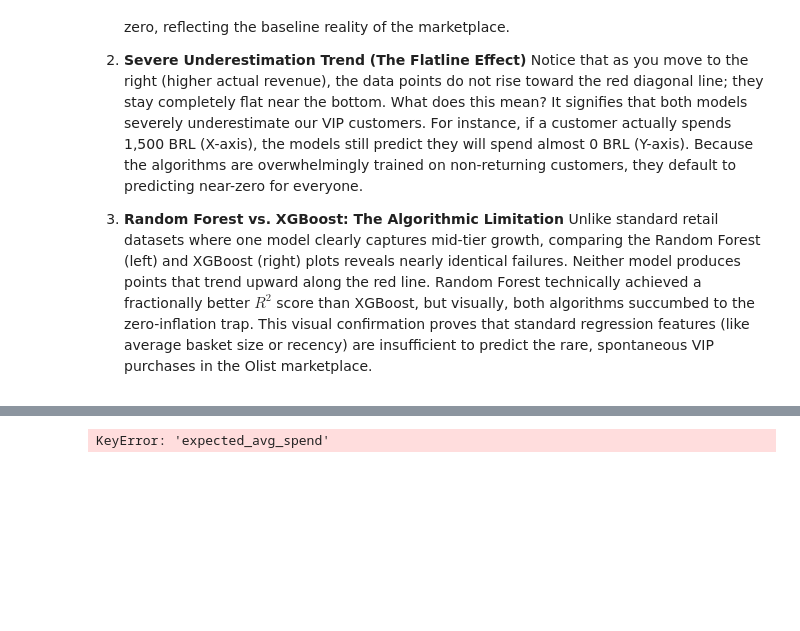
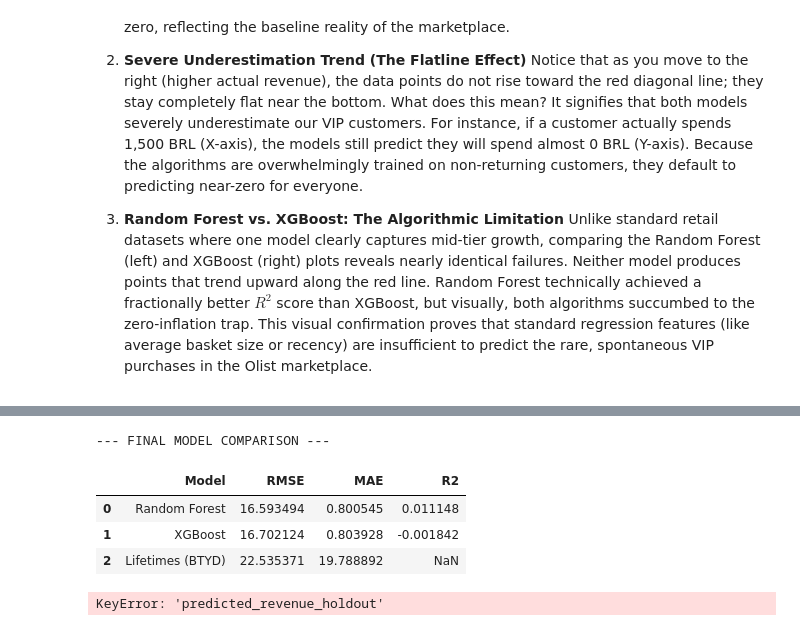
Before and after one commit to ialwayslikedgrime/data_science_exercises, a Jupyter notebook: lab_3.ipynb, the cells around one changed output, grey strips where cells are left out. Saved outputs shown, nothing was run; the diff lists cells and outputs as text; code cells hidden in the pictures; blank space fills up the shorter version.

```diff
--- a/lab_3.ipynb
+++ b/lab_3.ipynb
@@ -1060,31 +1103,48 @@ plt.show()
 # %%
 import pandas as pd
 import numpy as np
 from sklearn.metrics import mean_squared_error, mean_absolute_error
 
 rfm['predicted_purchases_holdout'] = bgf.predict(90, rfm['frequency'], rfm['recency'], rfm['T'])
+
+rfm['expected_avg_spend'] = ggf.conditional_expected_average_profit(
+    rfm['frequency'],
+    rfm['monetary_value']
+)
+
 rfm['predicted_revenue_holdout'] = rfm['predicted_purchases_holdout'] * rfm['expected_avg_spend']
+
+rfm = rfm.reset_index()
 
 btyd_preds = rfm[['customer_unique_id', 'predicted_revenue_holdout']]
 comparison_df = pd.merge(ml_df[['customer_unique_id', 'target_revenue']], btyd_preds, on='customer_unique_id', how='inner')
 
 actuals_final = comparison_df['target_revenue']
 btyd_predictions = comparison_df['predicted_revenue_holdout'].fillna(0)
 
 lifetimes_rmse = np.sqrt(mean_squared_error(actuals_final, btyd_predictions))
 lifetimes_mae = mean_absolute_error(actuals_final, btyd_predictions)
 
 lifetimes_metrics = {
     'Model': 'Lifetimes (BTYD)',
     'RMSE': lifetimes_rmse,
     'MAE': lifetimes_mae,
     'R2': None
 }
 
 final_comparison_df = pd.concat([metrics_df, pd.DataFrame([lifetimes_metrics])], ignore_index=True)
 final_comparison_df = final_comparison_df.sort_values(by='RMSE', ascending=True)
 
 print("\n--- FINAL MODEL COMPARISON ---")
 display(final_comparison_df)
 # %% [output]
-KeyError: 'expected_avg_spend'
+--- FINAL MODEL COMPARISON ---
+|  | Model | RMSE | MAE | R2 |
+| 0 | Random Forest | 16.593494 | 0.800545 | 0.011148 |
+| 1 | XGBoost | 16.702124 | 0.803928 | -0.001842 |
+| 2 | Lifetimes (BTYD) | 22.535371 | 19.788892 | NaN |
+# %%
+total_portfolio_value = ml_df['predicted_revenue_holdout'].sum()
+print(f"Total Estimated Q3 Value: {total_portfolio_value:,.2f} BRL")
+# %% [output]
+KeyError: 'predicted_revenue_holdout'
```
Also changed, not shown: parts of 5 cells of this notebook, 1 other file.
